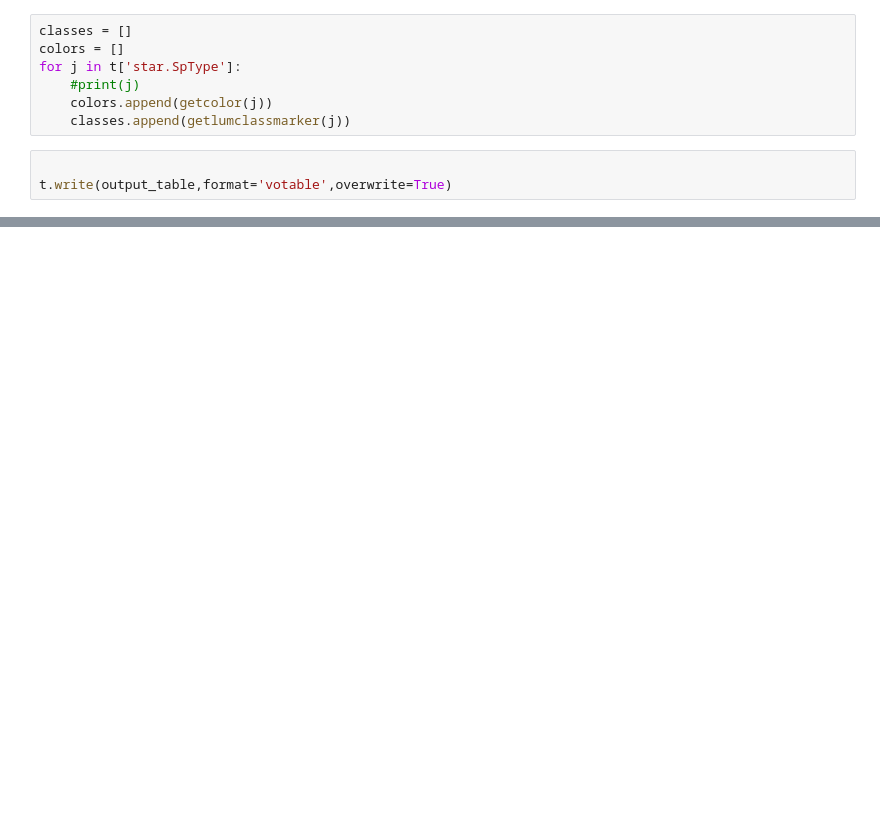
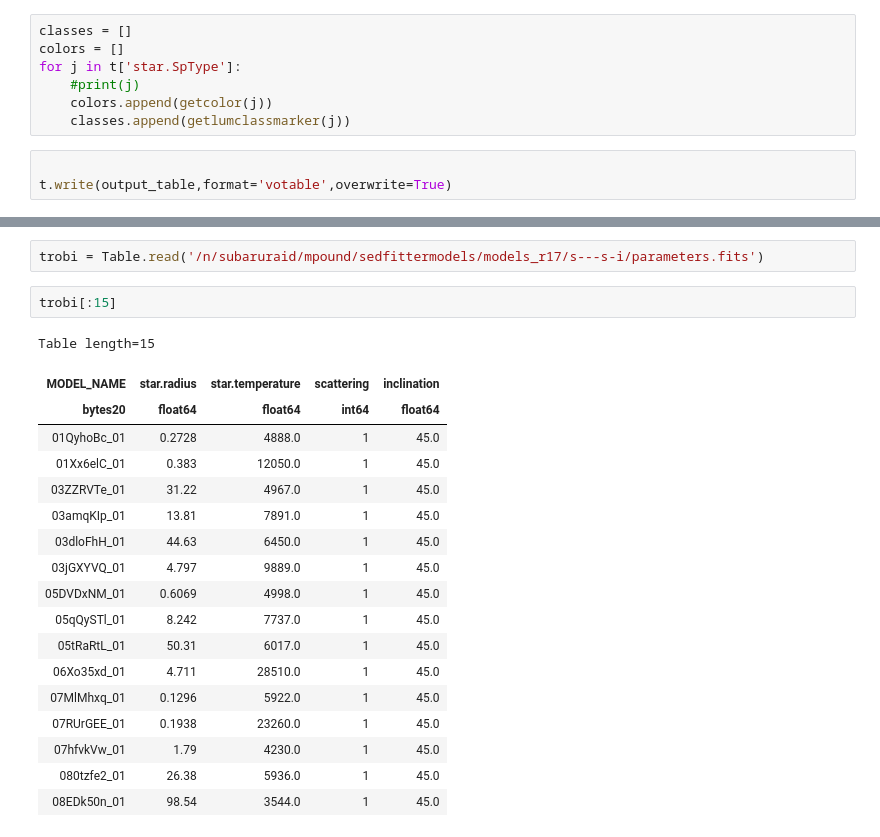
Before and after one commit to mpound/YSOproject, a Jupyter notebook: paramread.ipynb, the cells around one changed output, grey strips where cells are left out. Saved outputs shown, nothing was run; the diff lists cells and outputs as text; blank space fills up the shorter version.

```diff
--- a/paramread.ipynb
+++ b/paramread.ipynb
@@ -284,0 +289,23 @@ plt.savefig(figname)
+# %%
+trobi = Table.read('/n/subaruraid/mpound/sedfittermodels/models_r17/s---s-i/parameters.fits')
+# %%
+trobi[:15]
+# %% [output]
+Table length=15
+| MODEL_NAME | star.radius | star.temperature | scattering | inclination |
+| bytes20 | float64 | float64 | int64 | float64 |
+| 01QyhoBc_01 | 0.2728 | 4888.0 | 1 | 45.0 |
+| 01Xx6elC_01 | 0.383 | 12050.0 | 1 | 45.0 |
+| 03ZZRVTe_01 | 31.22 | 4967.0 | 1 | 45.0 |
+| 03amqKIp_01 | 13.81 | 7891.0 | 1 | 45.0 |
+| 03dloFhH_01 | 44.63 | 6450.0 | 1 | 45.0 |
+| 03jGXYVQ_01 | 4.797 | 9889.0 | 1 | 45.0 |
+| 05DVDxNM_01 | 0.6069 | 4998.0 | 1 | 45.0 |
+| 05qQySTl_01 | 8.242 | 7737.0 | 1 | 45.0 |
+| 05tRaRtL_01 | 50.31 | 6017.0 | 1 | 45.0 |
+| 06Xo35xd_01 | 4.711 | 28510.0 | 1 | 45.0 |
+| 07MlMhxq_01 | 0.1296 | 5922.0 | 1 | 45.0 |
+| 07RUrGEE_01 | 0.1938 | 23260.0 | 1 | 45.0 |
+| 07hfvkVw_01 | 1.79 | 4230.0 | 1 | 45.0 |
+| 080tzfe2_01 | 26.38 | 5936.0 | 1 | 45.0 |
+| 08EDk50n_01 | 98.54 | 3544.0 | 1 | 45.0 |
```
Also changed, not shown: parts of 9 cells of this notebook, 2 other files.
